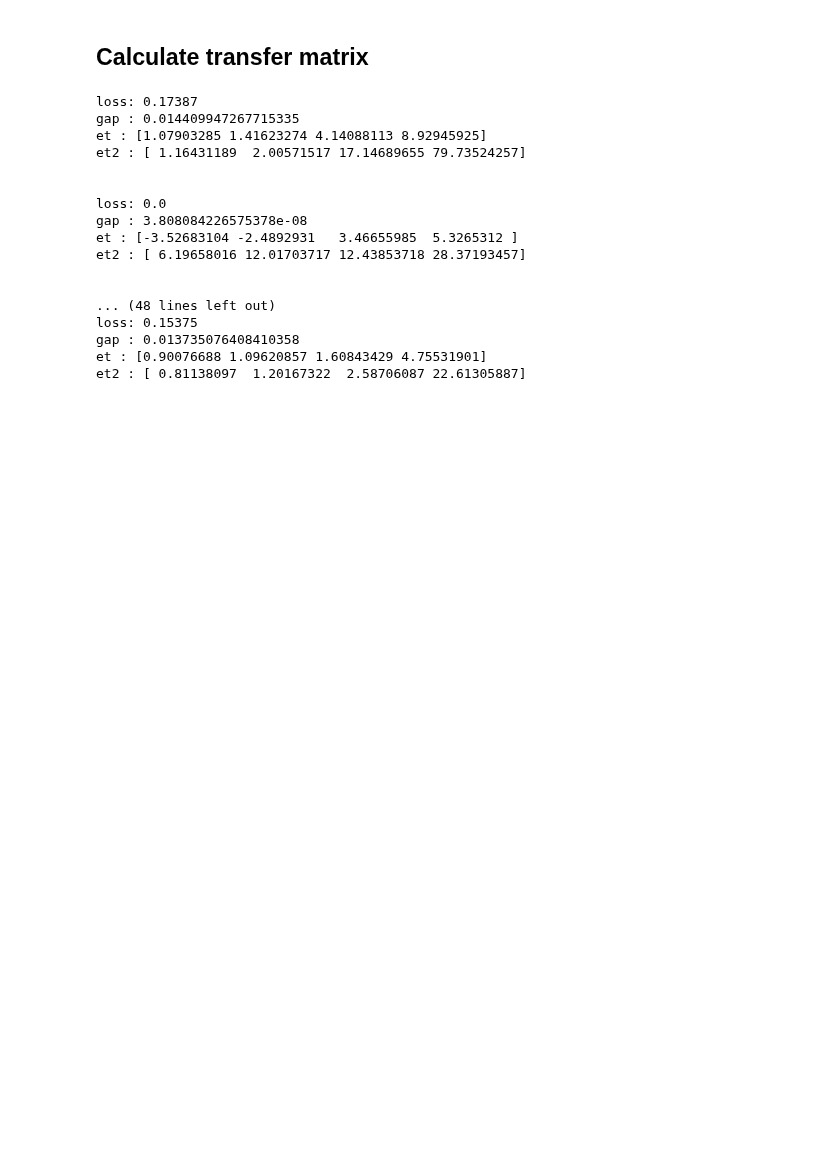
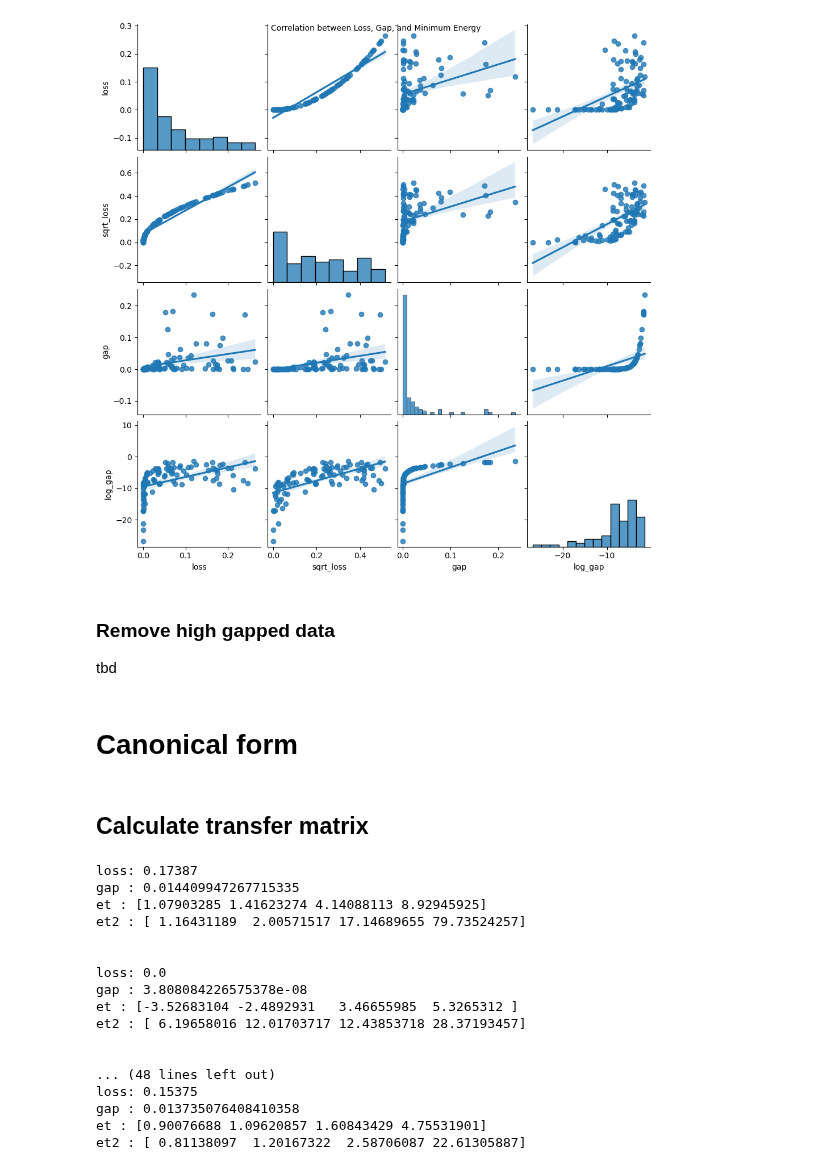
Before and after one commit to MKrbm/worms, a Jupyter notebook: python/rmsKit/visualize/MPS_property.ipynb, the cells around one changed output. Drawn from its saved outputs; the diff is of its cells as text; code cells hidden in the pictures; blank space fills up the shorter version.

```diff
--- a/python/rmsKit/visualize/MPS_property.ipynb
+++ b/python/rmsKit/visualize/MPS_property.ipynb
@@ -14,9 +12,9 @@ df = get_seed_and_loss("../../../worm_result")
 # %%
 sps = 3
 bd = 2
-res = {}
-for seed in range(0, 11):
-    parent_dir = f"../array/torch/FF1D_loc/s_3_r_2_lt_1_d_1_seed_{seed}/original_mel_LION/lr_0.005_epoch_20000"
+res = []
+for seed in range(0, 100):
+    parent_dir = f"../array/torch/FF1D_loc_2/s_3_r_2_lt_1_d_1_seed_{seed}/1_mel_LION/lr_0.01_epoch_20000"
     u_path, lv = path_with_lowest_loss(parent_dir)
     A = FF.block1D(bd, sps, bd, seed=seed)
     # mps_nodes, mps_edges = FF.create_MPS(6, A)
@@ -29,7 +27,12 @@ for seed in range(0, 11):
     h = Up @ Up.T
     L = 6
     H = sum_ham(h, [[i, (i + 1) % L] for i in range(L)], L, sps)
-    res[seed] = {
+    E = np.linalg.eigvalsh(H)
+    gap = E[1] - E[0]
+    res.append({
+        "seed" : seed,
         "E" : np.linalg.eigvalsh(H),
-        "loss" : lv
-    }
+        "loss" : lv,
+        "gap" : gap
+    })
+#     print(f"finish seed = {seed}")
@@ -36,6 +56,0 @@ for seed in range(0, 11):
-# %%
-for key, val in res.items():
-    E = val["E"]
-    gap = E[1] - E[0]
-    res[key]["gap"]  = gap
-    print(val["loss"], gap)
@@ -54,3 +67,22 @@ for key, val in res.items():
+# %%
+df = pd.DataFrame(res)
+df['min_energy'] = df['E'].apply(lambda x: x[1])
+df["log_gap"] = df.gap.apply(np.log)
+df["sqrt_loss"] = df.loss.apply(np.sqrt)
+df["log_loss"] = df.loss.apply(lambda x: np.log(x+0.0001))
+# Create a pairplot to visualize the correlations between loss, gap, and minimum energy.
+sns.pairplot(df[['loss',"sqrt_loss", 'gap', "log_gap"]] , kind='reg' , diag_kind="hist")
+
+# Set titles and labels.
+plt.suptitle('Correlation between Loss, Gap, and Minimum Energy', size=10)
+plt.show()
+# %% [output]
+[figure, added]
+# %% [markdown]
+### Remove high gapped data
+tbd
+# %% [markdown]
+# Canonical form
 # %% [markdown]
 ## Calculate transfer matrix
 # %%
```
Also changed, not shown: parts of 5 cells of this notebook, 3 other files.
